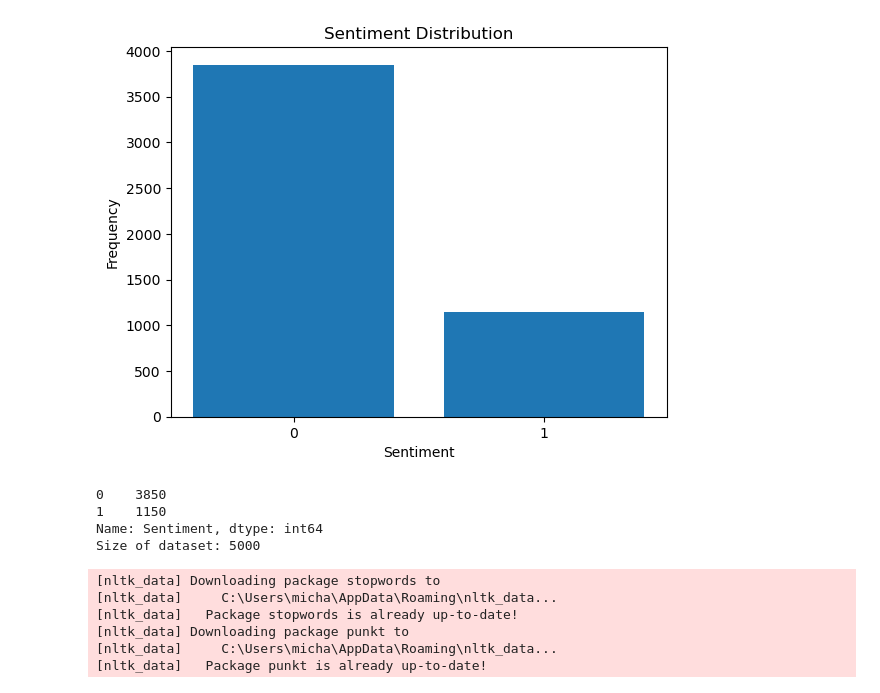
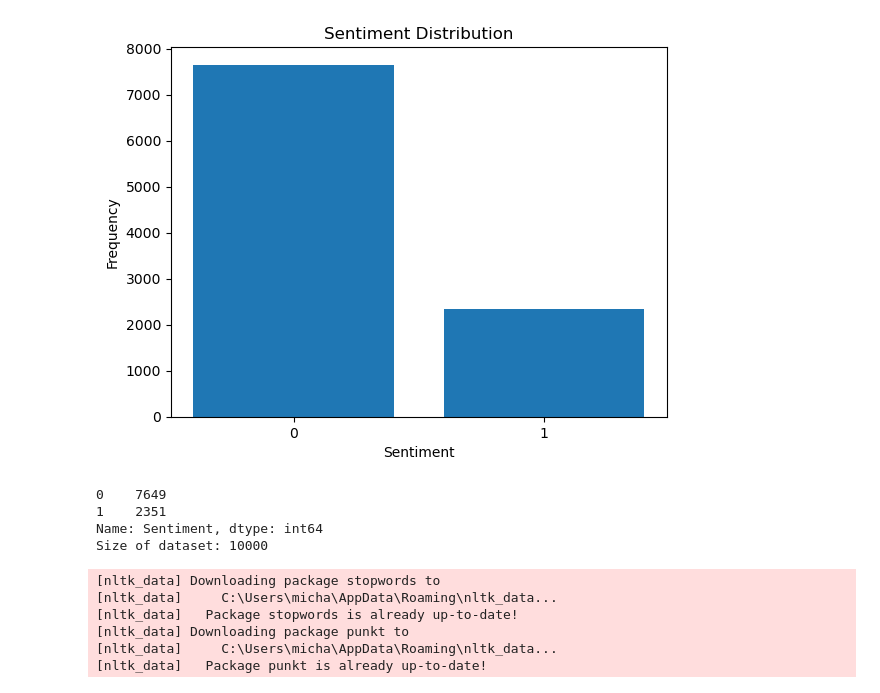
Before and after one commit to mtu4172/Multimodal-ML, a Jupyter notebook: assignment2.ipynb, the cells around one changed output. Drawn from its saved outputs; the diff is of its cells as text; code cells hidden in the pictures.

```diff
--- a/assignment2.ipynb
+++ b/assignment2.ipynb
@@ -1,33 +1,33 @@
 # %%
 import pandas as pd
 import numpy as np
 import matplotlib.pyplot as plt
 
 df = pd.read_csv("test.csv")
 train_df = pd.read_csv("train.csv")
 df.dropna(inplace=True)
 
-sample_size = 5000
+sample_size = 10000
 train_df = train_df.sample(n=sample_size, random_state=42)
 # plot sentiment distribution
 val, count = np.unique(train_df['Sentiment'], return_counts=True)
 plt.bar(val, count)
 plt.xticks(np.arange(0, 2, 1))
 plt.xlabel('Sentiment')
 plt.ylabel('Frequency')
 plt.title('Sentiment Distribution')
 plt.show()
 print(train_df['Sentiment'].value_counts())
 
 
 # display size
 print('Size of dataset:', train_df.shape[0])
 # %% [output]
-[figure, old version]
+[figure, new version]
-0    3850
-1    1150
+0    7649
+1    2351
 Name: Sentiment, dtype: int64
-Size of dataset: 5000
+Size of dataset: 10000
 # %%
 import re
 import nltk
```
Also changed, not shown: parts of 2 cells of this notebook.
